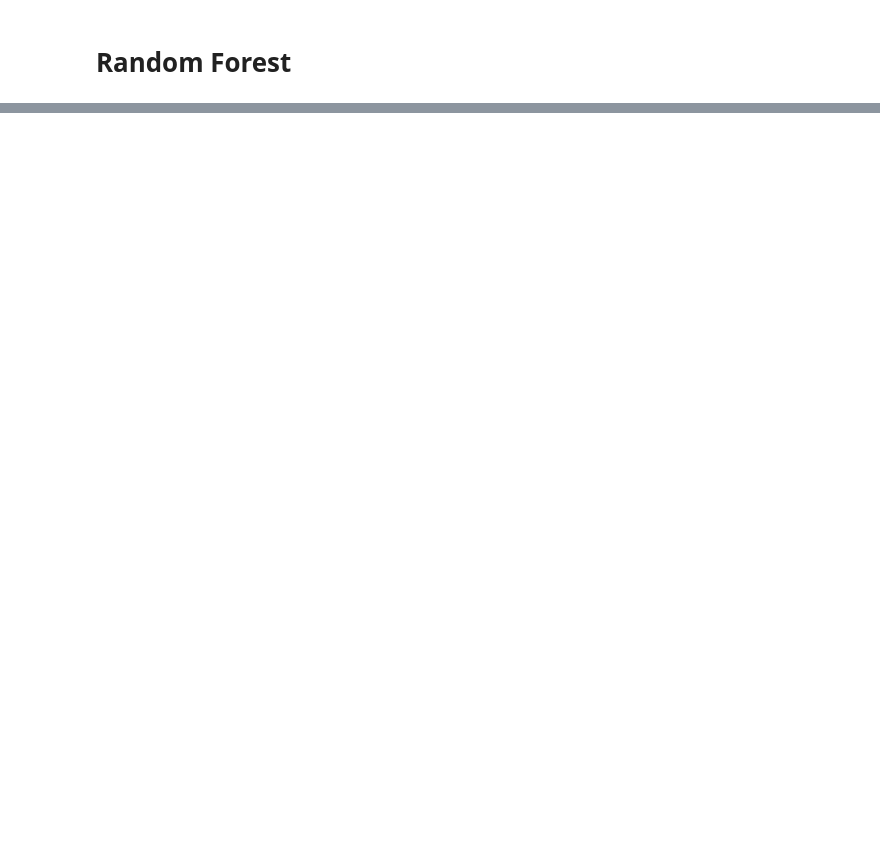
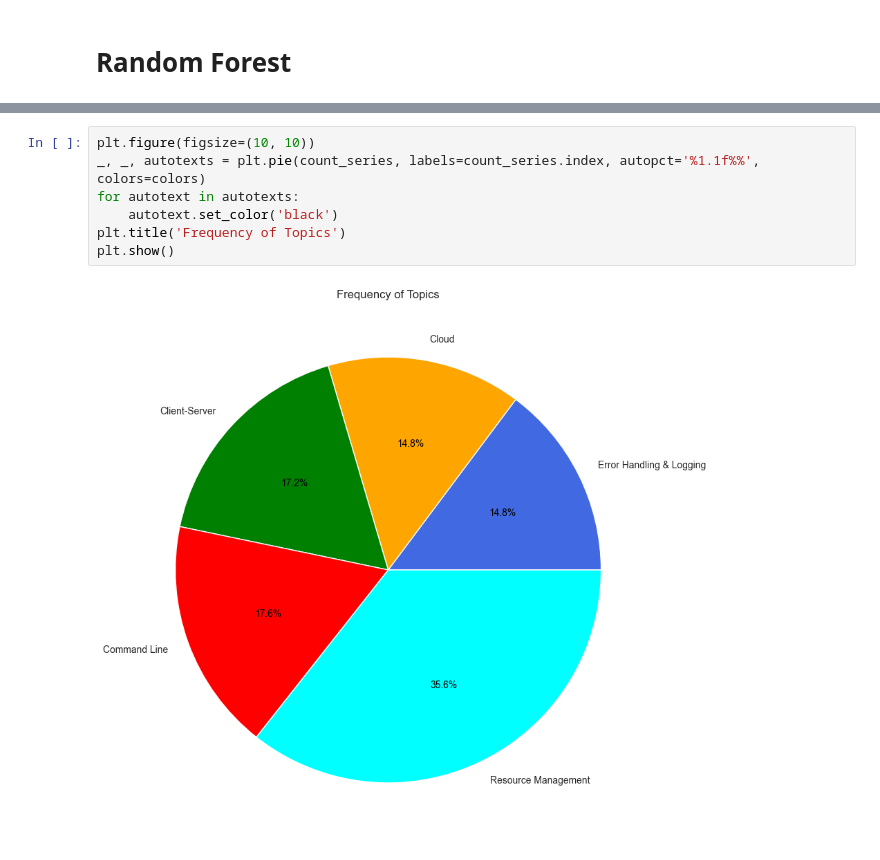
Before and after one commit to jubenitezg/Go-Clone-Thesis, a Jupyter notebook: clone-detection/analysis.ipynb, the cells around one changed output, grey strips where cells are left out. Saved outputs shown, nothing was run; the diff lists cells and outputs as text; blank space fills up the shorter version.

```diff
--- a/clone-detection/analysis.ipynb
+++ b/clone-detection/analysis.ipynb
@@ -228,0 +260,9 @@ plt.show()
+# %%
+plt.figure(figsize=(10, 10))
+_, _, autotexts = plt.pie(count_series, labels=count_series.index, autopct='%1.1f%%', colors=colors)
+for autotext in autotexts:
+	autotext.set_color('black')
+plt.title('Frequency of Topics')
+plt.show()
+# %% [output]
+[figure, added]
```
Also changed, not shown: parts of 33 cells of this notebook, 1 other file.
